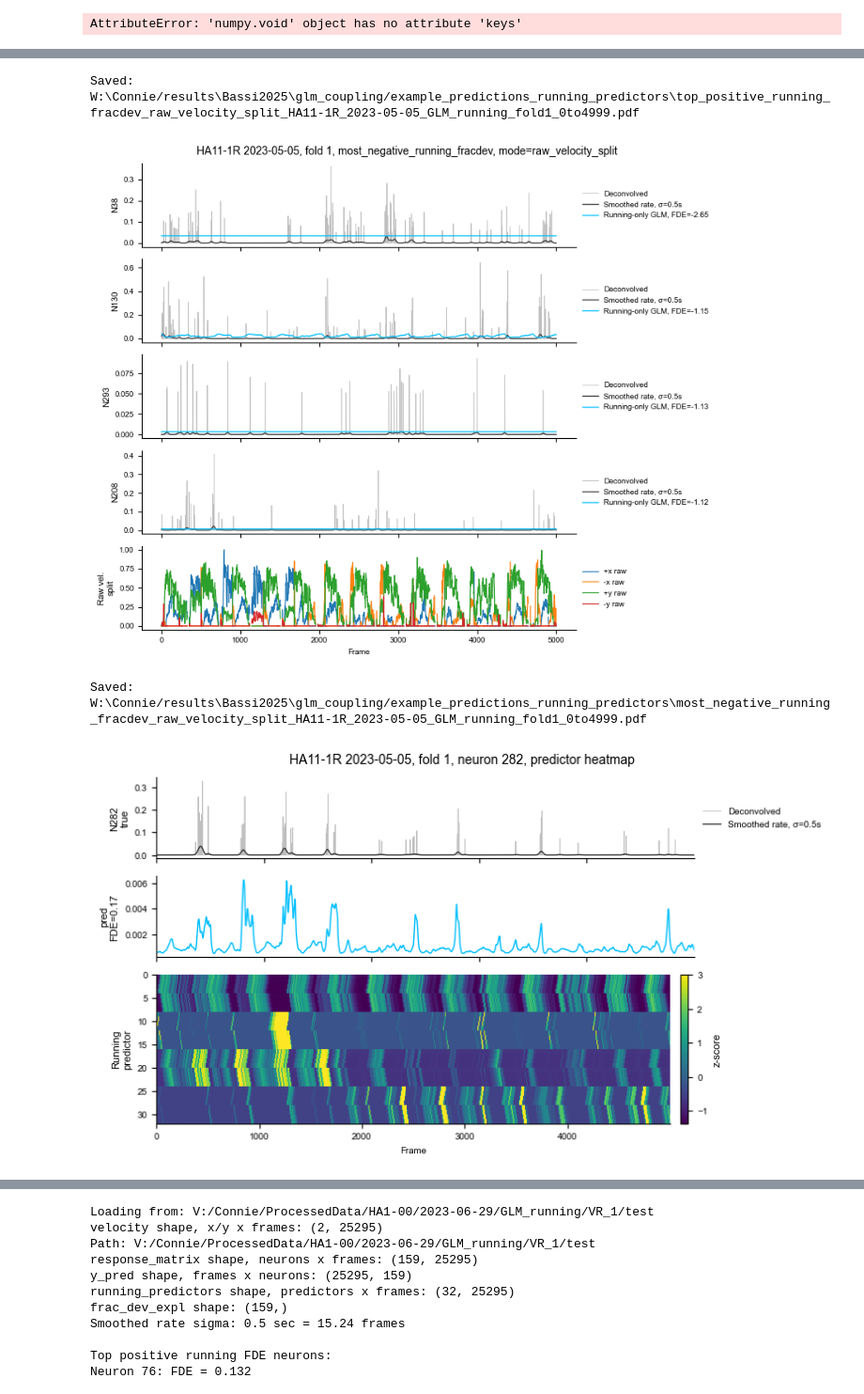
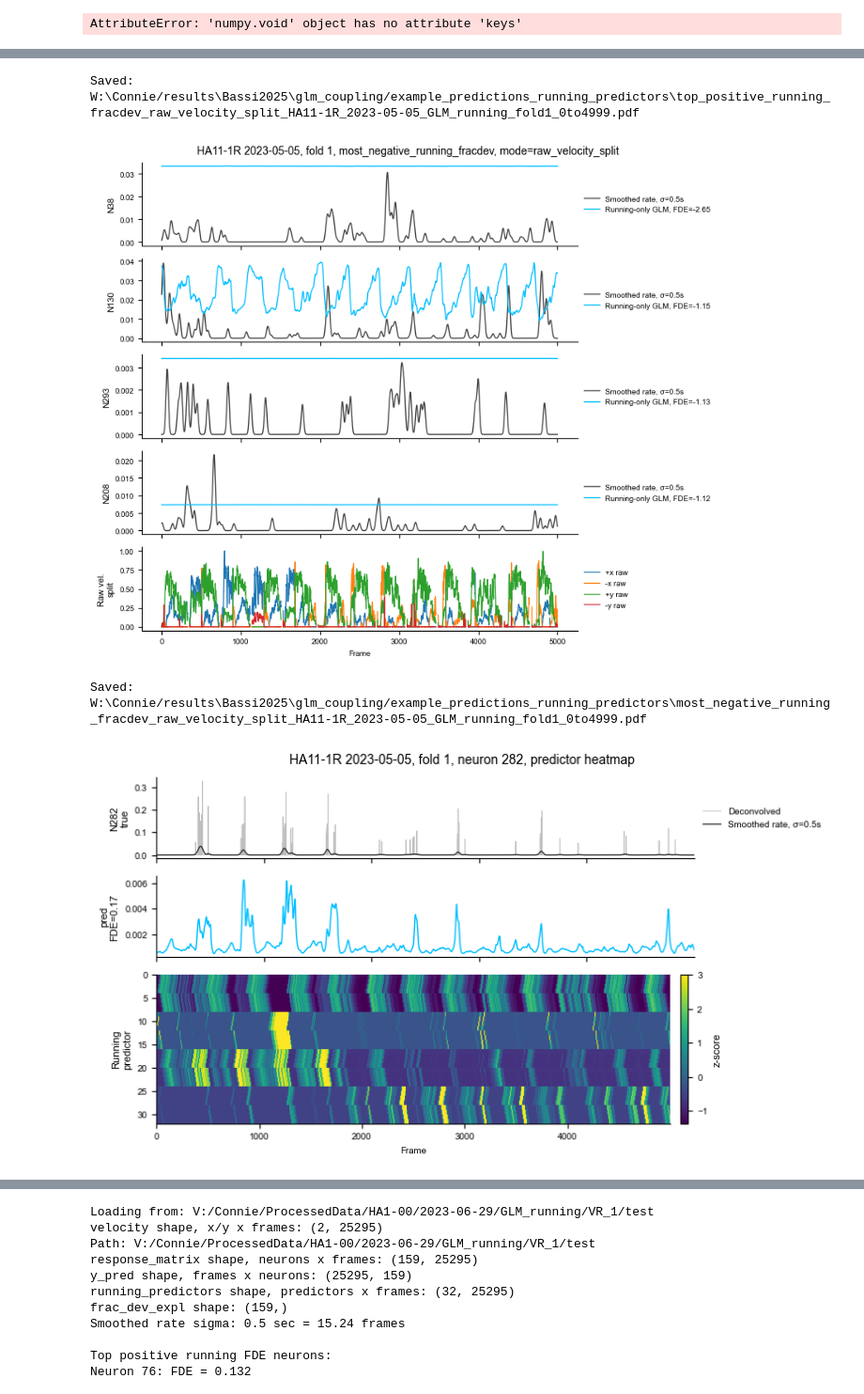
Before and after one commit to constanzabassi/GLM-analysis, a Jupyter notebook: notebooks/run_glm_encoding_analysis_running_models.ipynb, the cells around one changed output, grey strips where cells are left out. Shown at 94% size. Cells and saved outputs as stored; diff of their text form; code cells hidden in the pictures.

```diff
--- a/notebooks/run_glm_encoding_analysis_running_models.ipynb
+++ b/notebooks/run_glm_encoding_analysis_running_models.ipynb
@@ -41,8 +41,9 @@ for dat in datasets:
 # remove_indices = [7,8,9,10,11,12,13,14,15,16,17,18,19,20,21,22,23,24]#range(2,25) #[1,2,3,4,5,6,7,8,9,10,11,12,13,14,15,16,17,18,19,20,21,22,23,24] #[2,3,8,18]
 # indices_included = [i for i in range(len(datasets)) if i not in remove_indices]
 # # Remove indices from both lists
-# datasets = [dat for i, dat in enumerate(datasets) if i not in remove_indices]
-# mouse_dates_keys = [key for i, key in enumerate(mouse_dates_keys) if i not in remove_indices]
+remove_indices = [9]
+datasets = [dat for i, dat in enumerate(datasets) if i not in remove_indices]
+mouse_dates_keys = [key for i, key in enumerate(mouse_dates_keys) if i not in remove_indices]
 
 # Print remaining datasets
 for dat in datasets:
@@ -329,12 +329,3 @@ for dataset_key, dataset in results_pre.items():
 plotter.scatter_model_dev_comparison(mean_frac_dev_plotting_passive,mean_frac_dev_plotting,  cell_labels,measure_string = 'Active Mean Frac. Dev. Explained', measure_string2='Passive Mean Frac. Dev. Explained', plot_lims_neg = -2, minmax = (-2,1))
 # %% [output]
 [figure]
-# %%
-import scipy
-mat_data = scipy.io.loadmat(os.path.join('W:\Connie/results\Bassi2025\data', 'sound.mat'))
-opto = mat_data['sound'][0][0]
-opto = data_handler.unwrap_matlab(opto)
-
-print(type(opto))
-print(opto.dtype)
-print(opto.dtype.names)
@@ -1311,13 +1525,13 @@ def plot_neuron_group(neuron_ids, frame_start, frame_end, label):
         true_y = response_matrix[neuron_idx, frames]
         pred_y = y_pred[frames, neuron_idx]
 
-        ax.plot(
-            frames,
-            true_y,
-            color=[0.75, 0.75, 0.75],
-            linewidth=0.6,
-            label='Deconvolved'
-        )
+        # ax.plot(
+        #     frames,
+        #     true_y,
+        #     color=[0.75, 0.75, 0.75],
+        #     linewidth=0.6,
+        #     label='Deconvolved'
+        # )
 
         if plot_smoothed_rate:
             true_rate = gaussian_filter1d(
@@ -1571,5 +1785,5 @@ Neuron 208: FDE = -1.121
 Saved: W:\Connie/results\Bassi2025\glm_coupling/example_predictions_running_predictors\top_positive_running_fracdev_raw_velocity_split_HA11-1R_2023-05-05_GLM_running_fold1_0to4999.pdf
-[figure, old version]
+[figure, new version]
 Saved: W:\Connie/results\Bassi2025\glm_coupling/example_predictions_running_predictors\most_negative_running_fracdev_raw_velocity_split_HA11-1R_2023-05-05_GLM_running_fold1_0to4999.pdf
 [figure]
 Saved: W:\Connie/results\Bassi2025\glm_coupling/example_predictions_running_predictors\top_positive_running_fracdev_heatmap_N282_HA11-1R_2023-05-05_GLM_running_fold1_0to4999.pdf
```
Also changed, not shown: parts of 16 cells of this notebook, 3 other files.
